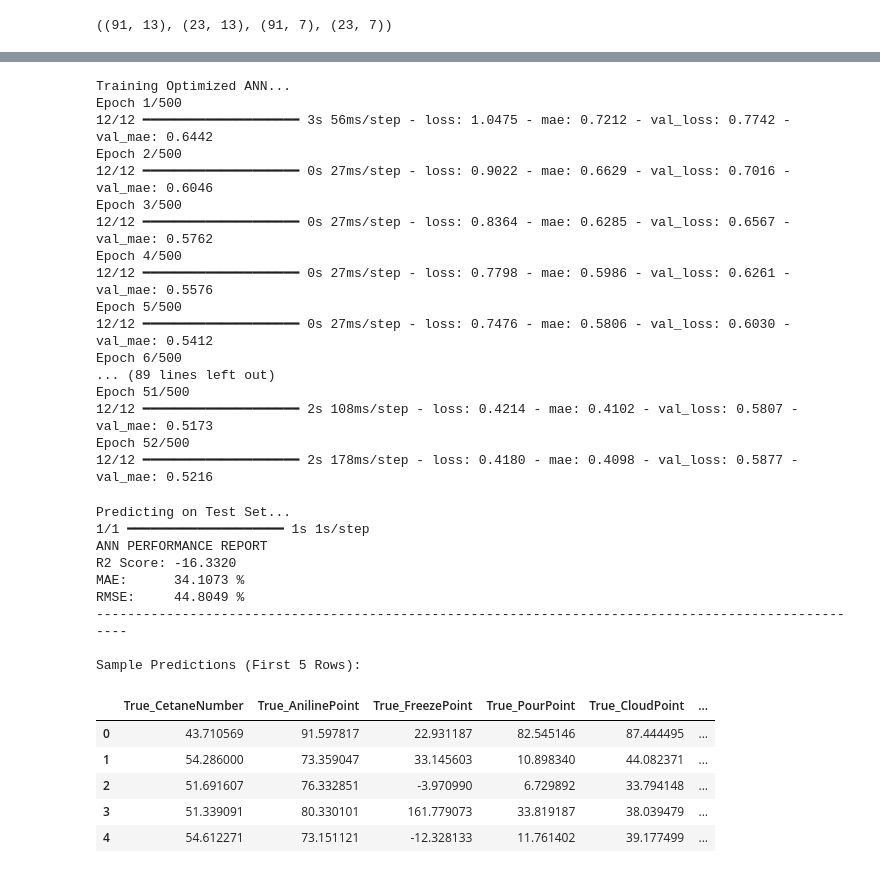
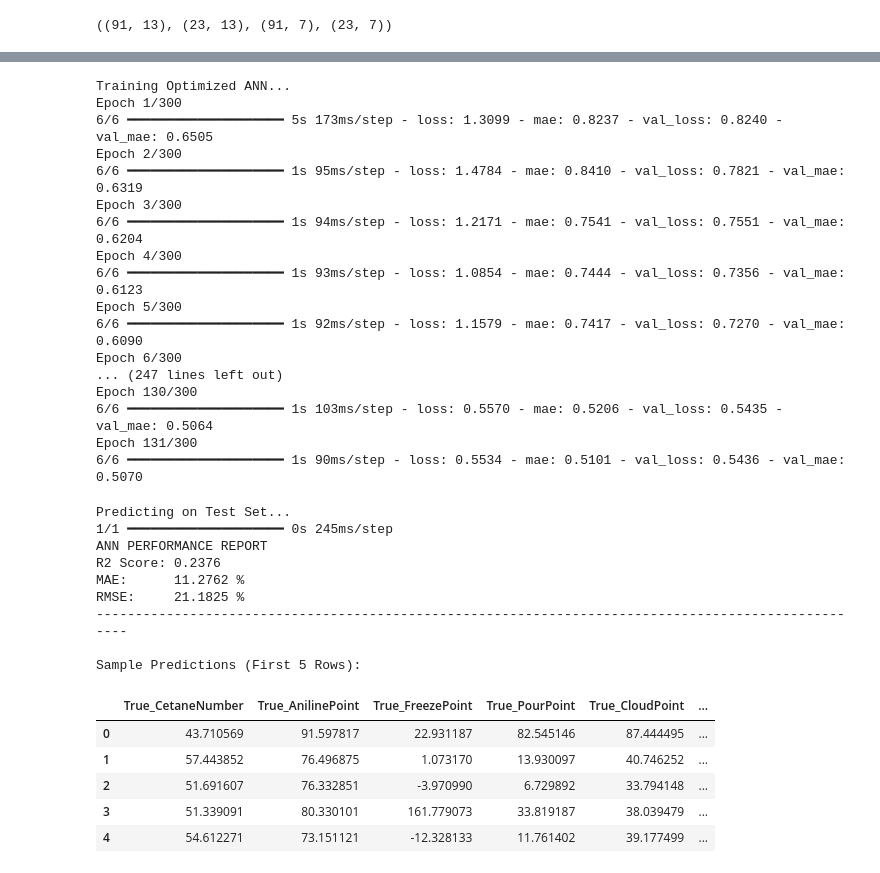
Before and after one commit to aditi-gupta-git/Crude-Oil-Characterization-and-Products-Properties-Estimation, a Jupyter notebook: notebook/SET3 Model Training.ipynb, the cells around one changed output, grey strips where cells are left out. Saved outputs shown, nothing was run; the diff lists cells and outputs as text; code cells hidden in the pictures.

Commit message:
ANN model training for Set3

```diff
--- a/notebook/SET3 Model Training.ipynb
+++ b/notebook/SET3 Model Training.ipynb
@@ -327,9 +327,13 @@ pca=PCA(n_components=0.95)
 X_train_pca=pca.fit_transform(X_train_scaled)
 X_test_pca=pca.transform(X_test_scaled)
 # %%
-ann_model = Sequential([Dense(64, activation='relu', input_shape=(X_train_pca.shape[1],)),
-
-                    Dense(32, activation='relu'),
-                    Dense(7, activation='linear')])
+ann_model = Sequential([
+    Dense(128, activation='relu', input_shape=(X_train_pca.shape[1],)),
+    BatchNormalization(), Dropout(0.2),
+    Dense(64, activation='relu'), BatchNormalization(), Dropout(0.2),
+    Dense(32, activation='relu'), Dropout(0.1),
+    Dense(16, activation='relu'),
+    Dense(7, activation='linear')
+])
 ann_model.summary()
 # %% [output]
@@ -349,35 +361,35 @@ Model: "sequential_2"
 # %%
 #Compile the model
-ann_model.compile(optimizer=Adam(learning_rate=0.001), loss='mse', metrics=['mae'])
+ann_model.compile(optimizer=Adam(learning_rate=0.0005), loss='mse', metrics=['mae'])
 # %%
 #Setup Tensorboard
 log_dir = "logs/fit/" + datetime.datetime.now().strftime("%Y%m%d-%H%M%S")
 tensorboard_callback = TensorBoard(log_dir=log_dir, histogram_freq=1)
 # %%
 #Setup Early Stopping
-early_stopping = EarlyStopping(monitor='val_loss', patience=30, restore_best_weights=True)
+early_stopping = EarlyStopping(monitor='val_loss', patience=50, restore_best_weights=True)
 # %%
 print("Training Optimized ANN...")
-history = ann_model.fit(X_train_pca, y_train_scaled, validation_data=(X_test_pca, y_test_scaled), epochs=500, batch_size=8,
+history = ann_model.fit(X_train_pca, y_train_scaled, validation_data=(X_test_pca, y_test_scaled), epochs=300, batch_size=16,
                   callbacks=[early_stopping, tensorboard_callback])
 # %% [output]
 Training Optimized ANN...
-Epoch 1/500
-12/12 ━━━━━━━━━━━━━━━━━━━━ 3s 56ms/step - loss: 1.0475 - mae: 0.7212 - val_loss: 0.7742 - val_mae: 0.6442
-Epoch 2/500
-12/12 ━━━━━━━━━━━━━━━━━━━━ 0s 27ms/step - loss: 0.9022 - mae: 0.6629 - val_loss: 0.7016 - val_mae: 0.6046
-Epoch 3/500
-12/12 ━━━━━━━━━━━━━━━━━━━━ 0s 27ms/step - loss: 0.8364 - mae: 0.6285 - val_loss: 0.6567 - val_mae: 0.5762
-Epoch 4/500
-12/12 ━━━━━━━━━━━━━━━━━━━━ 0s 27ms/step - loss: 0.7798 - mae: 0.5986 - val_loss: 0.6261 - val_mae: 0.5576
-Epoch 5/500
-12/12 ━━━━━━━━━━━━━━━━━━━━ 0s 27ms/step - loss: 0.7476 - mae: 0.5806 - val_loss: 0.6030 - val_mae: 0.5412
-Epoch 6/500
-... (89 lines left out)
-Epoch 51/500
-12/12 ━━━━━━━━━━━━━━━━━━━━ 2s 108ms/step - loss: 0.4214 - mae: 0.4102 - val_loss: 0.5807 - val_mae: 0.5173
-Epoch 52/500
-12/12 ━━━━━━━━━━━━━━━━━━━━ 2s 178ms/step - loss: 0.4180 - mae: 0.4098 - val_loss: 0.5877 - val_mae: 0.5216
+Epoch 1/300
+6/6 ━━━━━━━━━━━━━━━━━━━━ 5s 173ms/step - loss: 1.3099 - mae: 0.8237 - val_loss: 0.8240 - val_mae: 0.6505
+Epoch 2/300
+6/6 ━━━━━━━━━━━━━━━━━━━━ 1s 95ms/step - loss: 1.4784 - mae: 0.8410 - val_loss: 0.7821 - val_mae: 0.6319
+Epoch 3/300
+6/6 ━━━━━━━━━━━━━━━━━━━━ 1s 94ms/step - loss: 1.2171 - mae: 0.7541 - val_loss: 0.7551 - val_mae: 0.6204
+Epoch 4/300
+6/6 ━━━━━━━━━━━━━━━━━━━━ 1s 93ms/step - loss: 1.0854 - mae: 0.7444 - val_loss: 0.7356 - val_mae: 0.6123
+Epoch 5/300
+6/6 ━━━━━━━━━━━━━━━━━━━━ 1s 92ms/step - loss: 1.1579 - mae: 0.7417 - val_loss: 0.7270 - val_mae: 0.6090
+Epoch 6/300
+... (247 lines left out)
+Epoch 130/300
+6/6 ━━━━━━━━━━━━━━━━━━━━ 1s 103ms/step - loss: 0.5570 - mae: 0.5206 - val_loss: 0.5435 - val_mae: 0.5064
+Epoch 131/300
+6/6 ━━━━━━━━━━━━━━━━━━━━ 1s 90ms/step - loss: 0.5534 - mae: 0.5101 - val_loss: 0.5436 - val_mae: 0.5070
 # %%
 print("Predicting on Test Set...")
 y_pred_scaled = ann_model.predict(X_test_pca)
@@ -385,40 +397,38 @@ y_pred_scaled = ann_model.predict(X_test_pca)
 #Convert back to real percentages
 y_pred_real = scaler_y.inverse_transform(y_pred_scaled)
 y_test_real = scaler_y.inverse_transform(y_test_scaled)
-
-y_pred_real = y_pred_real / np.sum(y_pred_real, axis=1, keepdims=True)
 
 #Calculate Metrics on the Real Data
 r2 = r2_score(y_test_real, y_pred_real, multioutput='uniform_average')
 mae = mean_absolute_error(y_test_real, y_pred_real)
 rmse = np.sqrt(mean_squared_error(y_test_real, y_pred_real))
 
 print("ANN PERFORMANCE REPORT")
 print(f"R2 Score: {r2:.4f}")
 print(f"MAE:      {mae:.4f} %")
 print(f"RMSE:     {rmse:.4f} %")
 print("-" * 100)
 
 results_df = pd.DataFrame(
     data=np.hstack((y_test_real, y_pred_real)),
     columns=['True_CetaneNumber', 'True_AnilinePoint', 'True_FreezePoint', 'True_PourPoint', 'True_CloudPoint', 'True_TotalAcidNumber', 'True_CtoHRatioByWt',
              'Pred_CetaneNumber', 'Pred_AnilinePoint', 'Pred_FreezePoint', 'Pred_PourPoint', 'Pred_CloudPoint', 'Pred_TotalAcidNumber', 'Pred_CtoHRatioByWt']
 )
 print("\nSample Predictions (First 5 Rows):")
 display(results_df.head())
 # %% [output]
 Predicting on Test Set...
-1/1 ━━━━━━━━━━━━━━━━━━━━ 1s 1s/step
+1/1 ━━━━━━━━━━━━━━━━━━━━ 0s 245ms/step
 ANN PERFORMANCE REPORT
-R2 Score: -16.3320
-MAE:      34.1073 %
-RMSE:     44.8049 %
+R2 Score: 0.2376
+MAE:      11.2762 %
+RMSE:     21.1825 %
 ----------------------------------------------------------------------------------------------------
 
 Sample Predictions (First 5 Rows):
 |  | True_CetaneNumber | True_AnilinePoint | True_FreezePoint | True_PourPoint | True_CloudPoint | ... |
 | 0 | 43.710569 | 91.597817 | 22.931187 | 82.545146 | 87.444495 | ... |
-| 1 | 54.286000 | 73.359047 | 33.145603 | 10.898340 | 44.082371 | ... |
+| 1 | 57.443852 | 76.496875 | 1.073170 | 13.930097 | 40.746252 | ... |
 | 2 | 51.691607 | 76.332851 | -3.970990 | 6.729892 | 33.794148 | ... |
 | 3 | 51.339091 | 80.330101 | 161.779073 | 33.819187 | 38.039479 | ... |
 | 4 | 54.612271 | 73.151121 | -12.328133 | 11.761402 | 39.177499 | ... |
```
Also changed, not shown: parts of 7 cells of this notebook, 57 other files.
